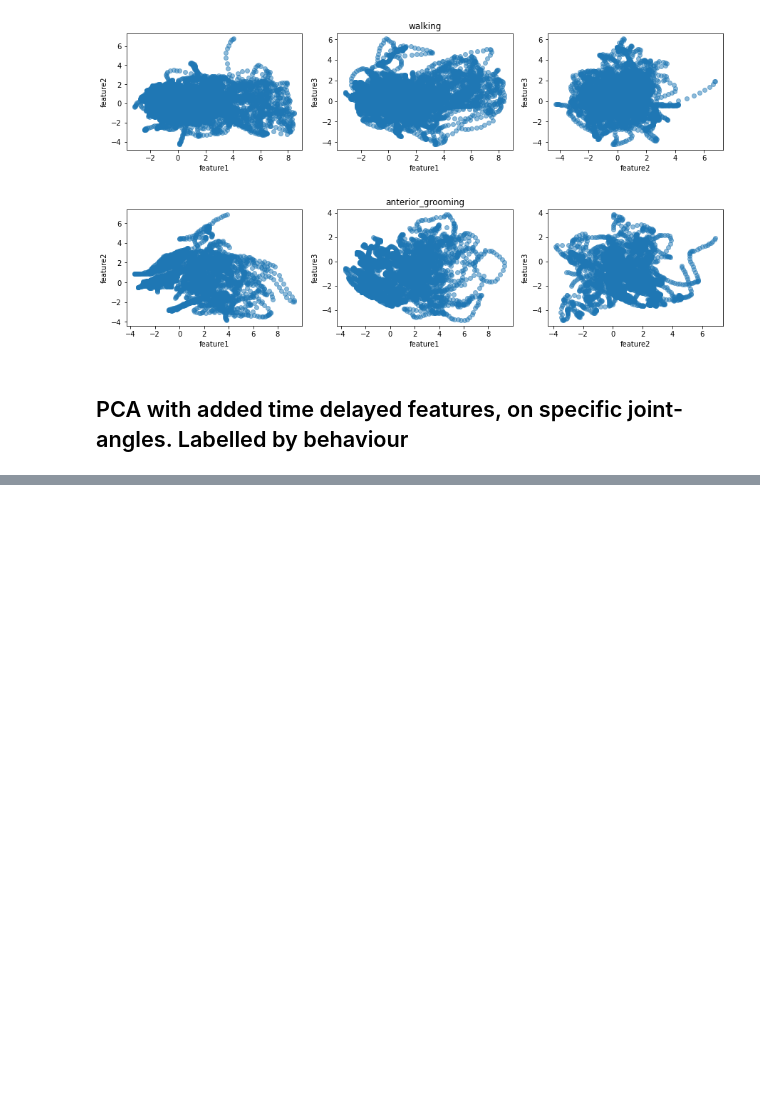
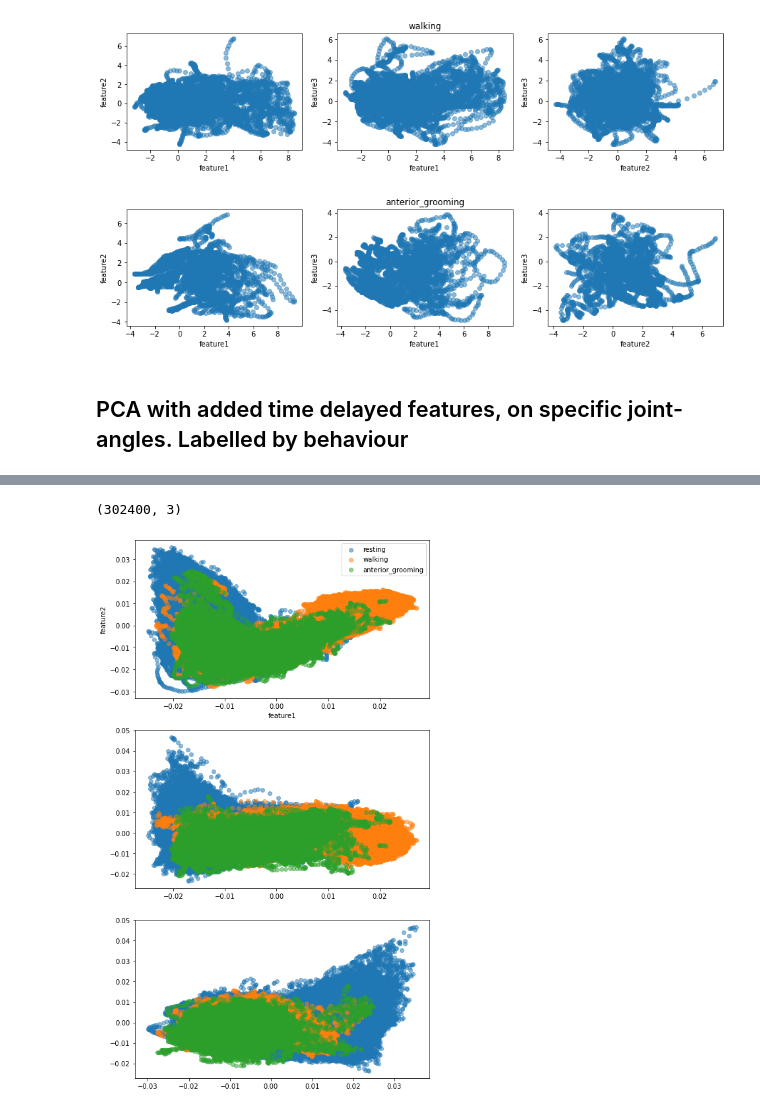
Before and after one commit to Blaise-g/super-duper-Cobar, a Jupyter notebook: Hila.ipynb, the cells around one changed output, grey strips where cells are left out. Drawn from its saved outputs; the diff is of its cells as text; code cells hidden in the pictures; blank space fills up the shorter version.

```diff
--- a/Hila.ipynb
+++ b/Hila.ipynb
@@ -387,0 +450,41 @@ beh_signals_trial_i[joint]
+# %%
+def PCA_func(data, nb_comp, plot):
+    pca= PCA(n_components=nb_comp)
+    X_new= pca.fit_transform(data)
+    print(pca.explained_variance_ratio_)
+
+    if plot:
+        fig, ax = plt.subplots(figsize = (15,8))
+        #ax.plot(X_new[0:25000])
+        #ax.plot(X_new)
+        ax.plot(pca.components_[0], label='component 1')
+        ax.plot(pca.components_[1], label='component 2')
+        ax.plot(pca.components_[2], label='component 3')
+
+    return X_new
+# %%
+# plot 3 dimensional data, with color for each label
+def plot_3features(data, manual_labels, labels_list):
+    fig, ax = plt.subplots(nrows = 3, ncols = 1, figsize = (8,15))
+
+    for i in np.arange(len(labels_list)):
+        select_indices = np.where(manual_labels == labels_list[i])
+        ax[0].scatter(data[select_indices,0], data[select_indices,1], alpha = 0.5)
+        ax[1].scatter(data[select_indices,0], data[select_indices,2], alpha = 0.5)
+        ax[2].scatter(data[select_indices,1], data[select_indices,2], alpha = 0.5)
+
+    ax[0].set_xlabel('feature' + str(1))
+
+    ax[0].set_ylabel('feature' + str(2))
+
+    ax[0].legend(beh_labels[0:3])
+# %%
+X = beh_df.filter(regex="angle")
+manual_labels = beh_df.filter(regex="Manual")
+
+X_wave = wavelet(X)
+X_PCA = PCA_func(X_wave, nb_comp=3 , plot= True)
+plot_3features(X_PCA, manual_labels, beh_labels)
+# %% [output]
+(302400, 3)
+[figure, added]
```
Also changed, not shown: parts of 11 cells of this notebook, 2 other files.
